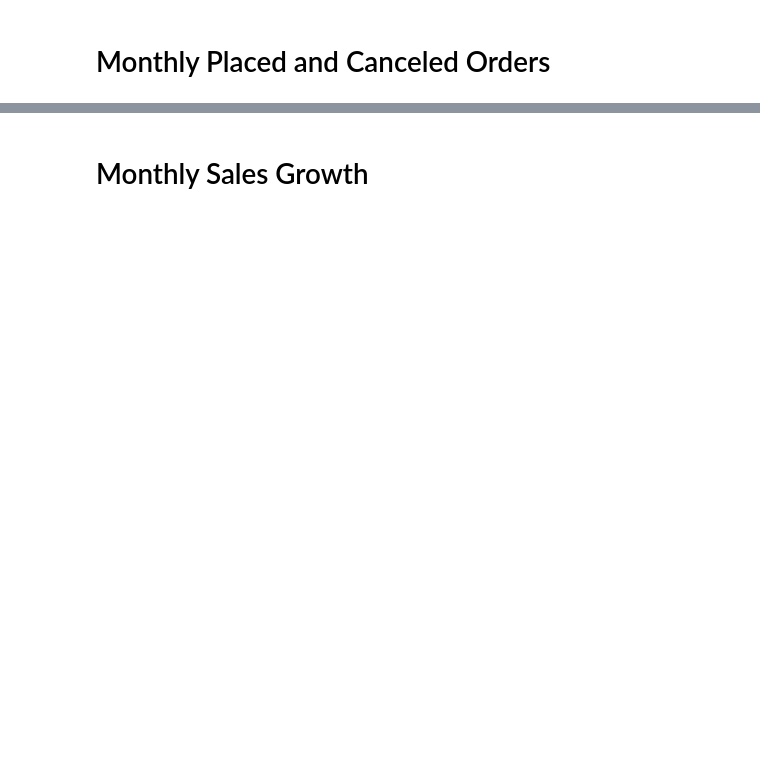
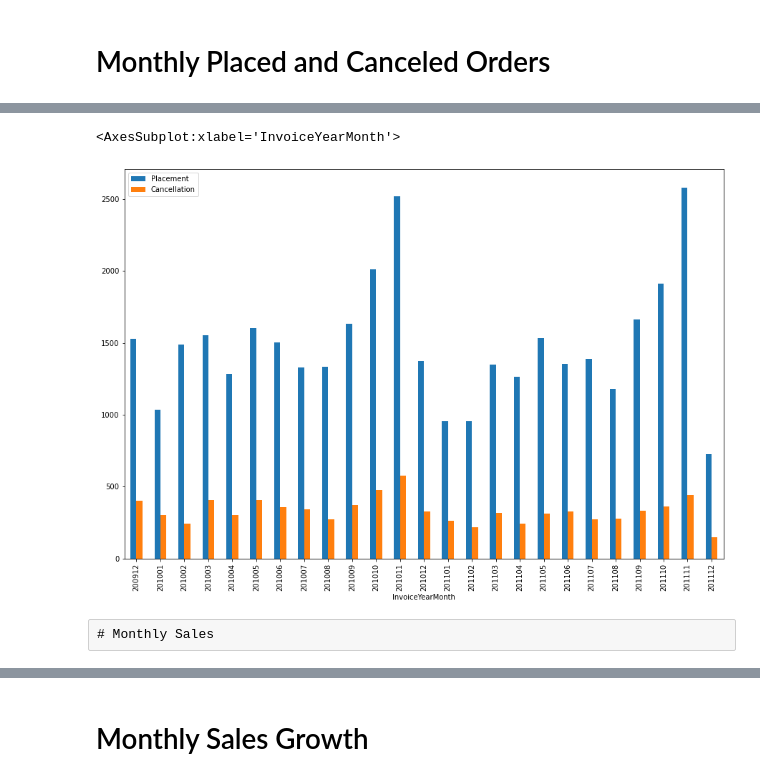
Before and after one commit to jarviscanada/jarvis_data_eng_KantyGakima, a Jupyter notebook: python_data_analytics/retail_data_analytics_wrangling.ipynb, the cells around one changed output, grey strips where cells are left out. Drawn from its saved outputs; the diff is of its cells as text; code cells hidden in the pictures; blank space fills up the shorter version.

```diff
--- a/python_data_analytics/retail_data_analytics_wrangling.ipynb
+++ b/python_data_analytics/retail_data_analytics_wrangling.ipynb
@@ -237,3 +203,54 @@ Maximum:168469.60
+# %%
+#Group Monthly placed  orders
+retail_df['InvoiceYearMonth']= retail_df['invoice_date'].dt.strftime('%Y%m').astype(int)
+retail_df['IsCancelled'] = retail_df['invoice_no'].astype(str).str.startswith('C')
+
+monthly_total_orders = (
+    retail_df
+    .groupby('InvoiceYearMonth', as_index=False)['invoice_no']
+    .nunique()
+    .rename(columns={'invoice_no': 'TotalOrders'})
+)
+
+# 2. Canceled distinct invoices per month
+monthly_canceled_orders_df = (
+    retail_df[retail_df['IsCancelled']]
+    .groupby('InvoiceYearMonth', as_index=False)['invoice_no']
+    .nunique()
+    .rename(columns={'invoice_no': 'Cancellation'})
+)
+
+# 3. Compute Placement = TotalOrders - 2 * Cancellation
+monthly_placed_orders_df = (
+    monthly_total_orders
+    .merge(monthly_canceled_orders_df, on='InvoiceYearMonth', how='left')
+    .fillna({'Cancellation': 0})
+)
+
+monthly_placed_orders_df['Cancellation'] = monthly_placed_orders_df['Cancellation'].astype(int)
+monthly_placed_orders_df['Placement'] = (
+    monthly_placed_orders_df['TotalOrders'] - 2 * monthly_placed_orders_df['Cancellation']
+)
+
+# keep only the columns needed for  concat
+monthly_placed_orders_df = monthly_placed_orders_df[['InvoiceYearMonth', 'Placement']]
+
+df = pd.concat(
+    [monthly_placed_orders_df, monthly_canceled_orders_df['Cancellation']],
+    axis=1
+)
+
+df.plot(
+    x='InvoiceYearMonth',
+    y=['Placement', 'Cancellation'],
+    kind='bar',
+    figsize=(15, 10)
+)
+# %% [output]
+<AxesSubplot:xlabel='InvoiceYearMonth'>
+[figure, added]
+# %% [raw]
+# Monthly Sales
 # %% [markdown]
 ---
 **Please remove this insturction cell after you are done with coding**
```
Also changed, not shown: parts of 9 cells of this notebook.
